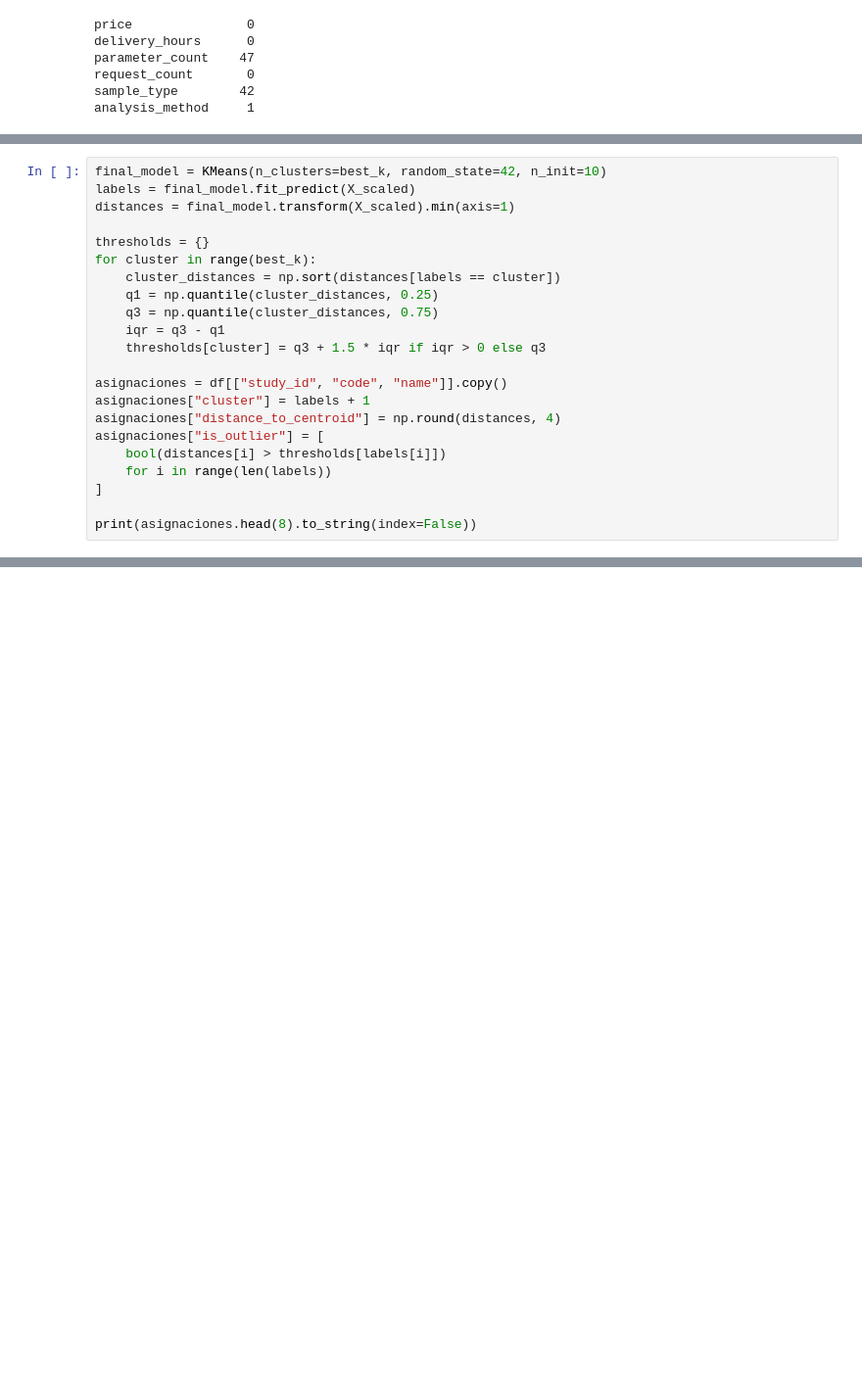
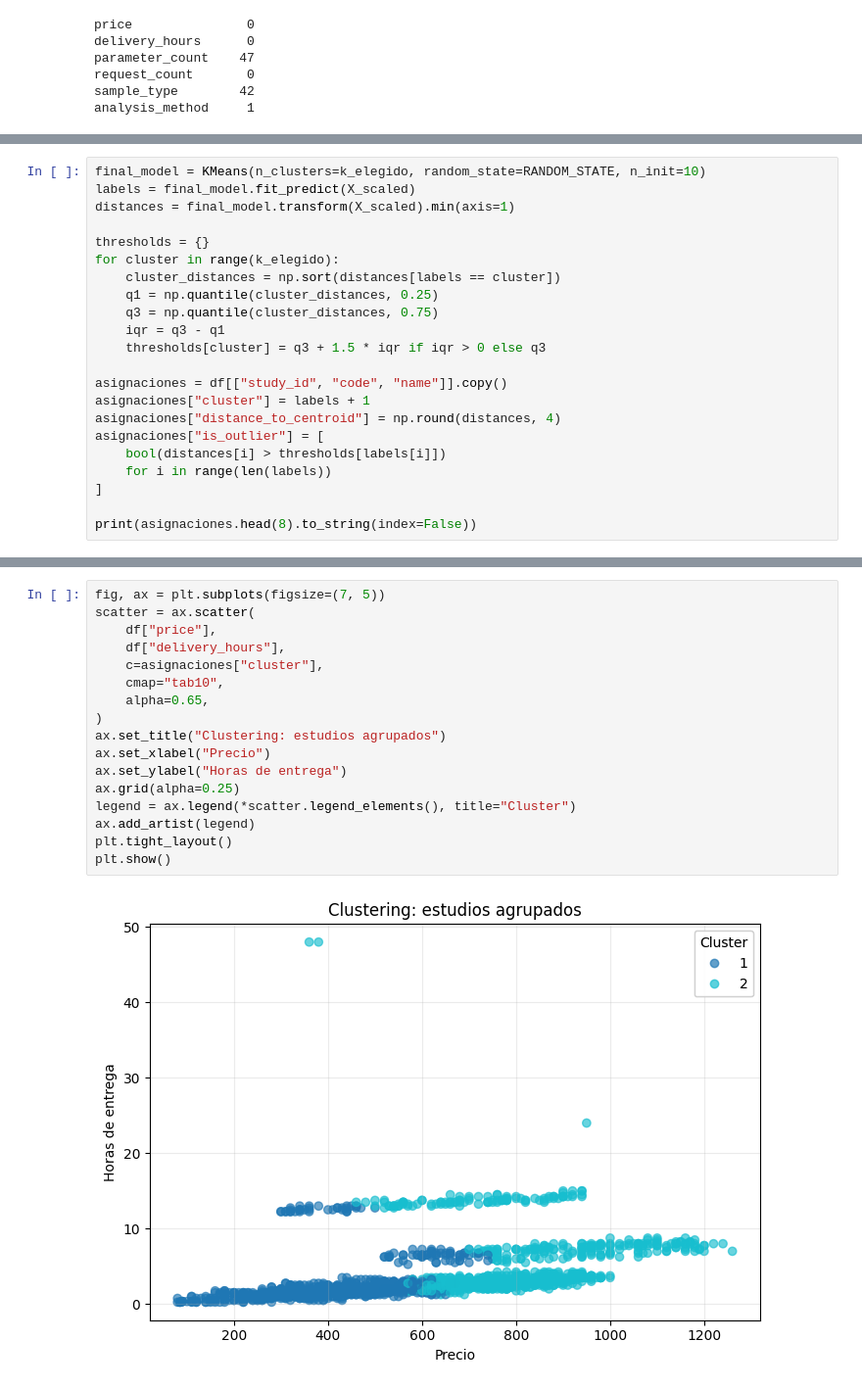
Before and after one commit to DavidHdz117/Backend_Econolab_Escuela, a Jupyter notebook: 06_Notebooks/01_clustering_estudios.ipynb, the cells around one changed output, grey strips where cells are left out. Shown at 98% size. Saved outputs shown, nothing was run; the diff lists cells and outputs as text; blank space fills up the shorter version.

```diff
--- a/06_Notebooks/01_clustering_estudios.ipynb
+++ b/06_Notebooks/01_clustering_estudios.ipynb
@@ -181,12 +256,12 @@ k seleccionado: 3
 Se entrena el modelo final con el valor de `k` seleccionado y se
 calcula el cluster de cada estudio.
 # %%
-final_model = KMeans(n_clusters=best_k, random_state=42, n_init=10)
+final_model = KMeans(n_clusters=k_elegido, random_state=RANDOM_STATE, n_init=10)
 labels = final_model.fit_predict(X_scaled)
 distances = final_model.transform(X_scaled).min(axis=1)
 
 thresholds = {}
-for cluster in range(best_k):
+for cluster in range(k_elegido):
     cluster_distances = np.sort(distances[labels == cluster])
     q1 = np.quantile(cluster_distances, 0.25)
     q3 = np.quantile(cluster_distances, 0.75)
@@ -219,0 +295,19 @@ que las asignaciones del conjunto completo se exportan a CSV.
+# %%
+fig, ax = plt.subplots(figsize=(7, 5))
+scatter = ax.scatter(
+    df["price"],
+    df["delivery_hours"],
+    c=asignaciones["cluster"],
+    cmap="tab10",
+    alpha=0.65,
+)
+ax.set_title("Clustering: estudios agrupados")
+ax.set_xlabel("Precio")
+ax.set_ylabel("Horas de entrega")
+ax.grid(alpha=0.25)
+legend = ax.legend(*scatter.legend_elements(), title="Cluster")
+ax.add_artist(legend)
+plt.tight_layout()
+plt.show()
+# %% [output]
+[figure, added]
```
Also changed, not shown: parts of 27 cells of this notebook, 8 other files.
